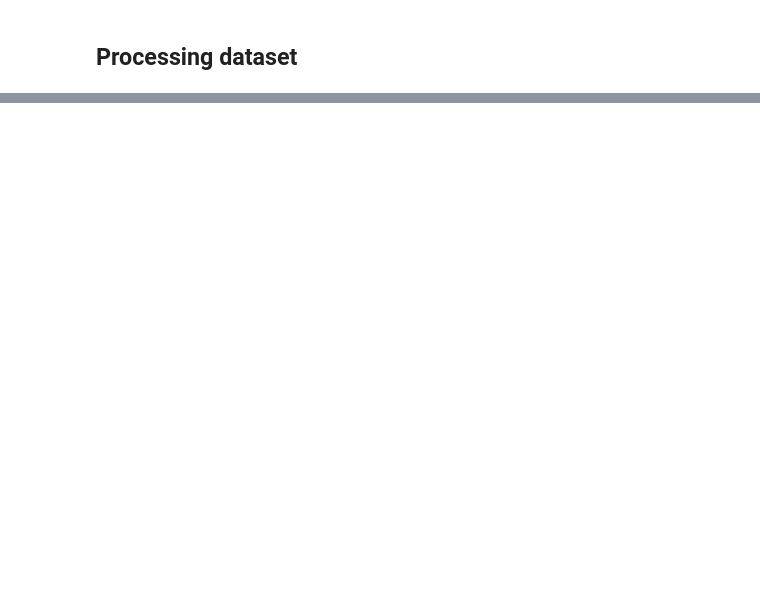
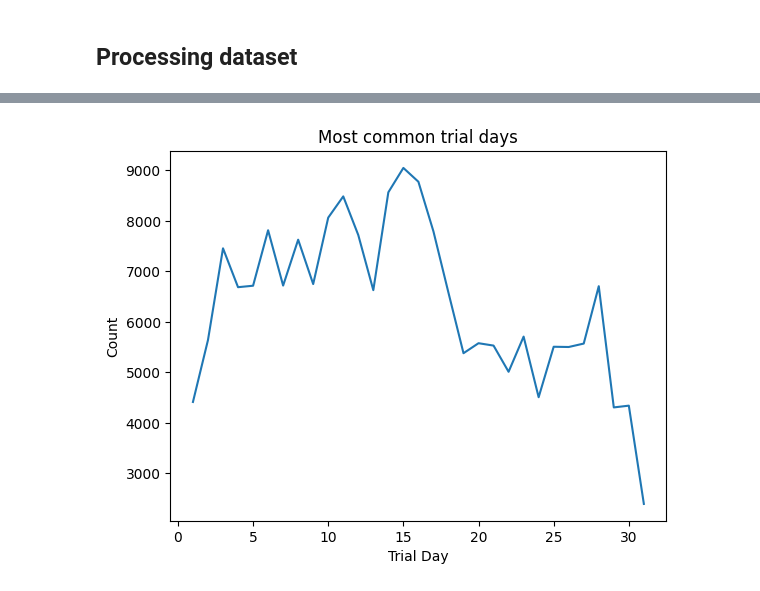
Before and after one commit to isabelabuzzo/Old-Bailey-Trails-Analysis, a Jupyter notebook: 1_Intro.ipynb, the cells around one changed output, grey strips where cells are left out. Cells and saved outputs as stored; diff of their text form; code cells hidden in the pictures; blank space fills up the shorter version.

```diff
--- a/1_Intro.ipynb
+++ b/1_Intro.ipynb
@@ -225,0 +324,9 @@ KeyError: 0
+# %%
+value_counts_days = df_wnan['trial_day'].value_counts().sort_index()
+plt.plot(value_counts_days.index, value_counts_days.values)
+plt.xlabel('Trial Day')
+plt.ylabel('Count')
+plt.title('Most common trial days')
+plt.show()
+# %% [output]
+[figure, added]
```
Also changed, not shown: parts of 22 cells of this notebook.
